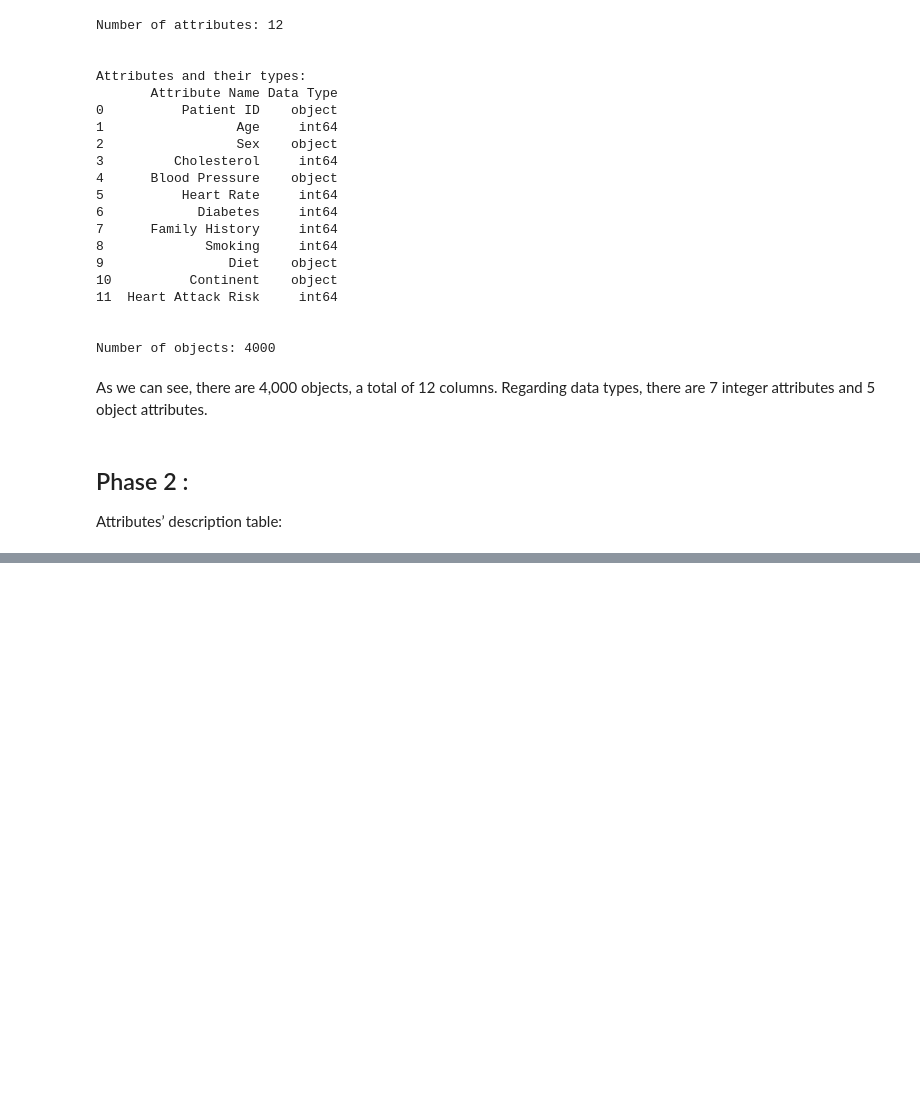
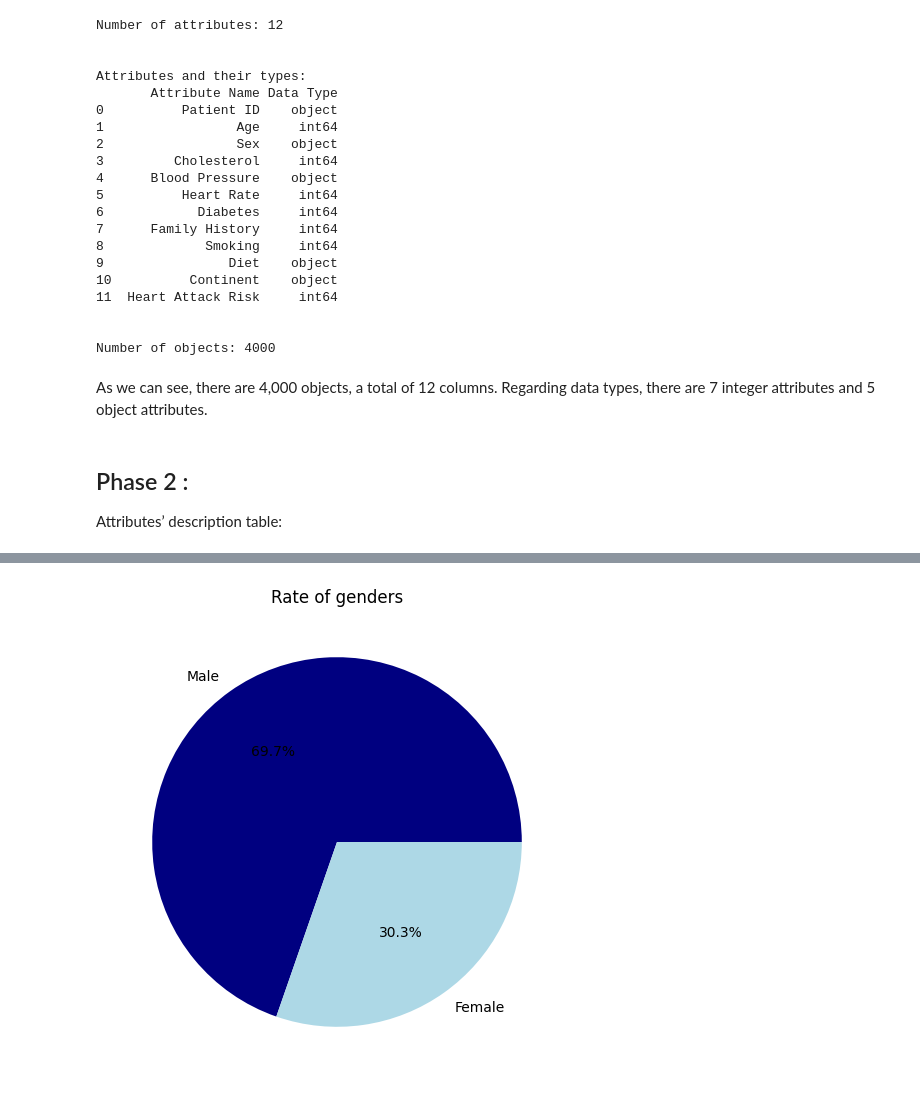
Before and after one commit to FajerAlamro/IT326-Project, a Jupyter notebook: Phase1.ipynb, the cells around one changed output, grey strips where cells are left out. Saved outputs shown, nothing was run; the diff lists cells and outputs as text; code cells hidden in the pictures; blank space fills up the shorter version.

```diff
--- a/Phase1.ipynb
+++ b/Phase1.ipynb
@@ -61,3 +63,31 @@ As we can see, there are 4,000 objects, a total of 12 columns. Regarding data ty
 Phase 2 :
 ---------------
 Attributes’ description table:
+# %%
+data = {
+    "Attribute Name": [
+        "Patient ID", "Age", "Sex", "Cholesterol", "Blood Pressure", "Heart Rate", "Diabetes",
+        "Family History", "Smoking", "Diet", "Continent", "Heart Attack Risk"
+    ],
+    "Description": [
+        "Unique id of the patient", "Patient's age", "Gender of the patient", "Exam result of cholesterol",
+        "Result of blood pressure", "Heart beats", "Diabetes? 1 means the patient has diabetes, 0 means the patient does not have diabetes",
+        "Has the family heart attack story? 1 means the patient has a family heart attack history. 0 means he does not have",
+        "Smoking or not? 1 means the patient is smoking, 0 means he does not",
+        "The patient on diet or not?", "On which continent is the patient located?",
+        "The patient's risk of having a heart attack, 1 means the patient has heart attack risk, 0 means he does not have"
+    ],
+    "Data Type": [
+        "Nominal", "Numeric", "Binary", "Numeric", "Numeric", "Numeric", "Binary",
+        "Binary", "Binary", "Nominal", "Nominal", "Binary"
+    ],
+    "Possible Values": [
+        "", "Range between 18-90", "Female, Male", "Range between 120-400", "", "Range between 40-110", "0,1",
+        "0,1", "0,1", '"Average", "Healthy", "Unhealthy"',
+        '"Europe", "Africa", "Australia", "Asia", "South America", "North America"', "0,1"
+    ]
+}
+
+df = pd.DataFrame(data)
+
+df.style.set_properties(**{'text-align': 'center'})
@@ -63,0 +129,10 @@ Attributes’ description table:
+# %%
+
+name = df['Sex'].value_counts().index.tolist()
+value = df['Sex'].value_counts().tolist()
+fig = plt.figure(figsize=(6,6))
+plt.pie(value, labels=name,autopct='%1.1f%%',colors=['#000080','#ADD8E6'])
+plt.title('Rate of genders')
+plt.show()
+# %% [output]
+[figure, added]
```
Also changed, not shown: parts of 3 cells of this notebook.
